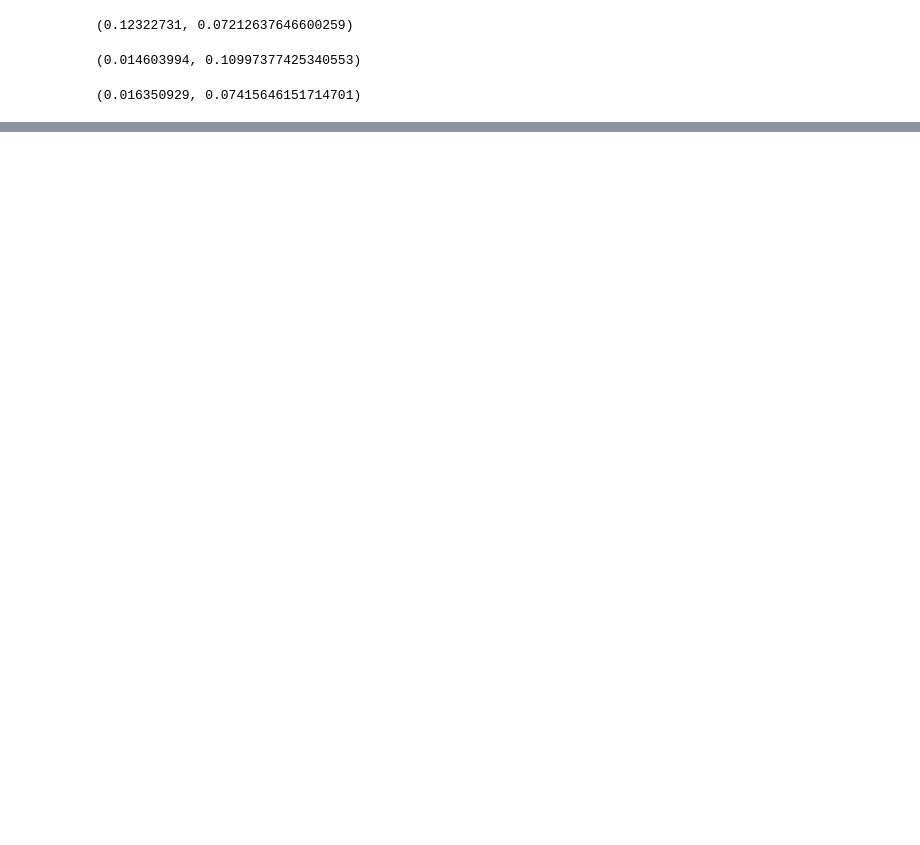
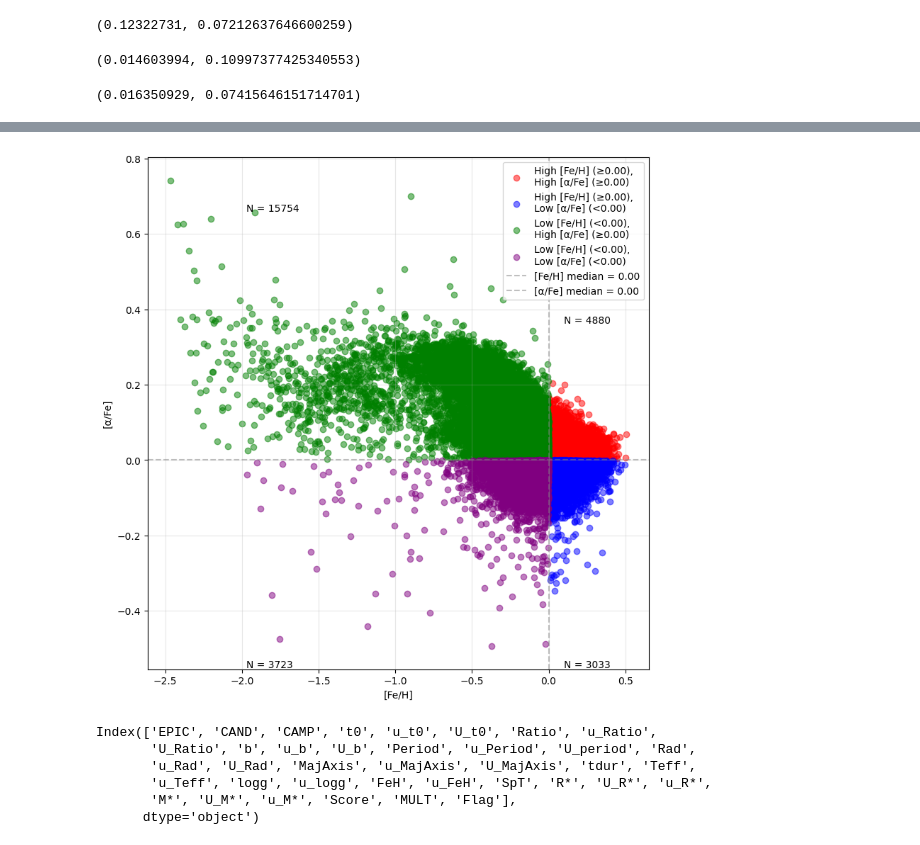
Before and after one commit to ssagynbayeva/K2-abundances, a Jupyter notebook: data-analysis.ipynb, the cells around one changed output, grey strips where cells are left out. Cells and saved outputs as stored; diff of their text form; code cells hidden in the pictures; blank space fills up the shorter version.

```diff
--- a/data-analysis.ipynb
+++ b/data-analysis.ipynb
@@ -706,0 +853,70 @@ np.mean(apogee_k2['apogee_e_si_fe']), np.mean(galah_k2['galah_e_si_fe'])
+# %%
+def calculate_mean_alpha(df):
+    if "APOGEE" in df.columns[0].split('_')[0]:
+        alpha_elements = ['apogee_mg_fe', 'apogee_si_fe', 'apogee_ca_fe', 'apogee_ti_fe','apogee_o_fe']
+        return df[alpha_elements].mean(axis=1)
+    elif "GALAH" in df.columns[0].split('_')[0]:
+        alpha_elements = ['galah_mg_fe', 'galah_si_fe', 'galah_ca_fe', 'galah_ti_fe', 'galah_o_fe']
+        return df[alpha_elements].mean(axis=1)
+    elif "LAMOST" in df.columns[0].split('_')[0]:
+        alpha_elements = ['lamost_mg_fe', 'lamost_si_fe', 'lamost_ca_fe', 'lamost_ti_fe',]
+        return df[alpha_elements].mean(axis=1)
+    # return df[alpha_elements].mean(axis=1)
+
+def plot_alpha_metallicity(df):
+    df['mean_alpha'] = calculate_mean_alpha(df)
+
+    fe_h_boundary = 0 #df['apogee_fe_h'].median()
+    alpha_boundary = 0 #df['mean_alpha'].median()
+
+    plt.figure(figsize=(8, 8))
+
+    high_fe_high_alpha = (df['apogee_fe_h'] >= fe_h_boundary) & (df['mean_alpha'] >= alpha_boundary)
+    high_fe_low_alpha = (df['apogee_fe_h'] >= fe_h_boundary) & (df['mean_alpha'] < alpha_boundary)
+    low_fe_high_alpha = (df['apogee_fe_h'] < fe_h_boundary) & (df['mean_alpha'] >= alpha_boundary)
+    low_fe_low_alpha = (df['apogee_fe_h'] < fe_h_boundary) & (df['mean_alpha'] < alpha_boundary)
+
+    plt.scatter(df[high_fe_high_alpha]['apogee_fe_h'],
+               df[high_fe_high_alpha]['mean_alpha'],
+               c='red', label=f'High [Fe/H] (≥{fe_h_boundary:.2f}),\nHigh [α/Fe] (≥{alpha_boundary:.2f})', alpha=0.5)
+    plt.scatter(df[high_fe_low_alpha]['apogee_fe_h'],
+               df[high_fe_low_alpha]['mean_alpha'],
+               c='blue', label=f'High [Fe/H] (≥{fe_h_boundary:.2f}),\nLow [α/Fe] (<{alpha_boundary:.2f})', alpha=0.5)
+    plt.scatter(df[low_fe_high_alpha]['apogee_fe_h'],
+               df[low_fe_high_alpha]['mean_alpha'],
+               c='green', label=f'Low [Fe/H] (<{fe_h_boundary:.2f}),\nHigh [α/Fe] (≥{alpha_boundary:.2f})', alpha=0.5)
+    plt.scatter(df[low_fe_low_alpha]['apogee_fe_h'],
+               df[low_fe_low_alpha]['mean_alpha'],
+               c='purple', label=f'Low [Fe/H] (<{fe_h_boundary:.2f}),\nLow [α/Fe] (<{alpha_boundary:.2f})', alpha=0.5)
+
+    plt.axvline(x=fe_h_boundary, color='gray', linestyle='--', alpha=0.5,
+               label=f'[Fe/H] median = {fe_h_boundary:.2f}')
+    plt.axhline(y=alpha_boundary, color='gray', linestyle='--', alpha=0.5,
+               label=f'[α/Fe] median = {alpha_boundary:.2f}')
+
+    plt.xlabel('[Fe/H]')
+    plt.ylabel('[α/Fe]')
+    plt.legend()
+    plt.grid(True, alpha=0.3)
+
+    n_high_fe_high_alpha = sum(high_fe_high_alpha)
+    n_high_fe_low_alpha = sum(high_fe_low_alpha)
+    n_low_fe_high_alpha = sum(low_fe_high_alpha)
+    n_low_fe_low_alpha = sum(low_fe_low_alpha)
+
+    plt.text(df['apogee_fe_h'].min() * 0.8, df['mean_alpha'].max() * 0.9,
+             f'N = {n_low_fe_high_alpha}', ha='left', va='center')
+    plt.text(df['apogee_fe_h'].max() * 0.8, df['mean_alpha'].max() * 0.5,
+             f'N = {n_high_fe_high_alpha}', ha='right', va='center')
+    plt.text(df['apogee_fe_h'].min() * 0.8, df['mean_alpha'].min() * 1.1,
+             f'N = {n_low_fe_low_alpha}', ha='left', va='center')
+    plt.text(df['apogee_fe_h'].max() * 0.8, df['mean_alpha'].min() * 1.1,
+             f'N = {n_high_fe_low_alpha}', ha='right', va='center')
+
+    plt.tight_layout()
+    return plt
+
+plot_alpha_metallicity(apogee_k2)
+plt.show()
+# %% [output]
+[figure, added]
@@ -706,0 +925,9 @@ np.mean(apogee_k2['apogee_e_si_fe']), np.mean(galah_k2['galah_e_si_fe'])
+# %%
+planets_df.columns
+# %% [output]
+Index(['EPIC', 'CAND', 'CAMP', 't0', 'u_t0', 'U_t0', 'Ratio', 'u_Ratio',
+       'U_Ratio', 'b', 'u_b', 'U_b', 'Period', 'u_Period', 'U_period', 'Rad',
+       'u_Rad', 'U_Rad', 'MajAxis', 'u_MajAxis', 'U_MajAxis', 'tdur', 'Teff',
+       'u_Teff', 'logg', 'u_logg', 'FeH', 'u_FeH', 'SpT', 'R*', 'U_R*', 'u_R*',
+       'M*', 'U_M*', 'u_M*', 'Score', 'MULT', 'Flag'],
+      dtype='object')
```
Also changed, not shown: parts of 44 cells of this notebook.
